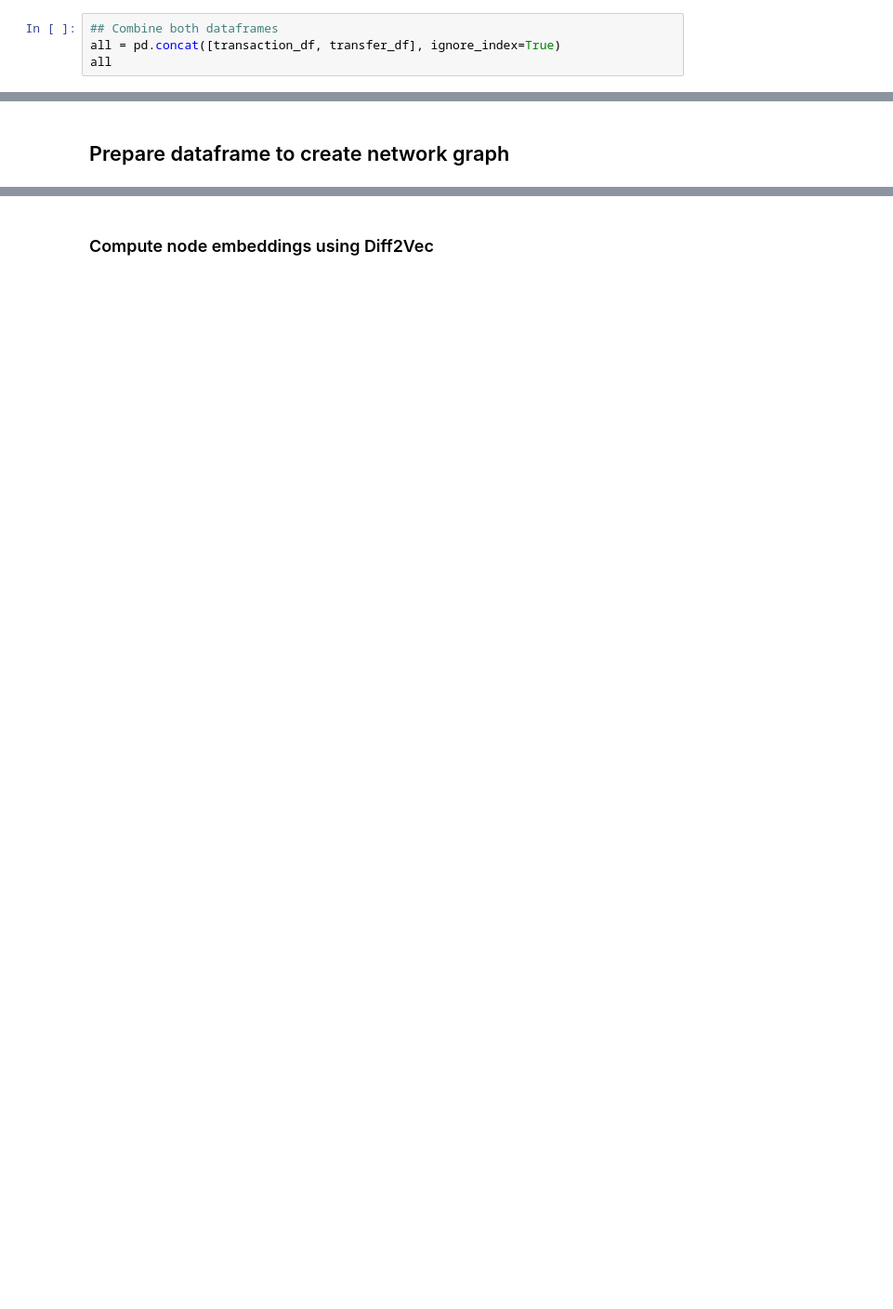
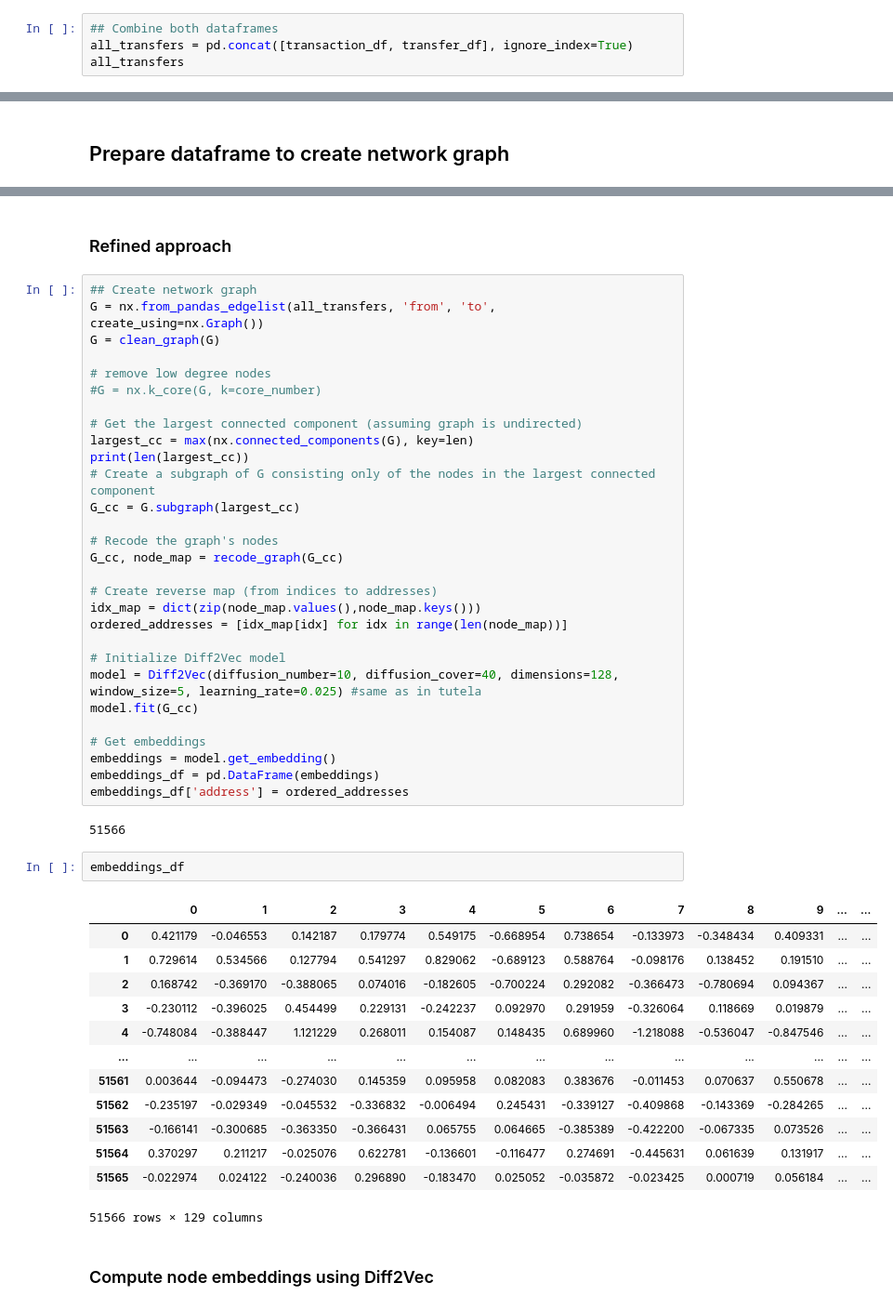
Before and after one commit to dariothuerkauf/address-clustering, a Jupyter notebook: python/node-embedding.ipynb, the cells around one changed output, grey strips where cells are left out. Shown: that part at 93% size. Drawn from its saved outputs; the diff is of its cells as text; blank space fills up the shorter version.

Commit message:
Add new node embedding approach

```diff
--- a/python/node-embedding.ipynb
+++ b/python/node-embedding.ipynb
@@ -111,8 +125,8 @@ transaction_df
 210548 rows × 11 columns
 # %%
 ## Combine both dataframes
-all = pd.concat([transaction_df, transfer_df], ignore_index=True)
-all
+all_transfers = pd.concat([transaction_df, transfer_df], ignore_index=True)
+all_transfers
 # %% [output]
 |  | hash | from | to | timeStamp | nonce | value | gasPrice | input | gasUsed | functionName | ... |
 | 0 | 0x67c44a94c7fa3deb18b52c8725daf4e... | 0x000000085d9a759bb5c3d459d638739... | 0x000000085d9a759bb5c3d459d638739... | 1686282535 | 189.0 | 0.0 | 167262761118 | 0x | 21000 |  | ... |
@@ -176,3 +156,52 @@ graph_df
+# %% [markdown]
+### Refined approach
+# %%
+## Create network graph
+G = nx.from_pandas_edgelist(all_transfers, 'from', 'to', create_using=nx.Graph())
+G = clean_graph(G)
+
+# remove low degree nodes
+#G = nx.k_core(G, k=core_number)
+
+# Get the largest connected component (assuming graph is undirected)
+largest_cc = max(nx.connected_components(G), key=len)
+print(len(largest_cc))
+# Create a subgraph of G consisting only of the nodes in the largest connected component
+G_cc = G.subgraph(largest_cc)
+
+# Recode the graph's nodes
+G_cc, node_map = recode_graph(G_cc)
+
+# Create reverse map (from indices to addresses)
+idx_map = dict(zip(node_map.values(),node_map.keys()))
+ordered_addresses = [idx_map[idx] for idx in range(len(node_map))]
+
+# Initialize Diff2Vec model
+model = Diff2Vec(diffusion_number=10, diffusion_cover=40, dimensions=128, window_size=5, learning_rate=0.025) #same as in tutela
+model.fit(G_cc)
+
+# Get embeddings
+embeddings = model.get_embedding()
+embeddings_df = pd.DataFrame(embeddings)
+embeddings_df['address'] = ordered_addresses
+# %% [output]
+51566
+# %%
+embeddings_df
+# %% [output]
+|  | 0 | 1 | 2 | 3 | 4 | 5 | 6 | 7 | 8 | 9 | ... | ... |
+| 0 | 0.421179 | -0.046553 | 0.142187 | 0.179774 | 0.549175 | -0.668954 | 0.738654 | -0.133973 | -0.348434 | 0.409331 | ... | ... |
+| 1 | 0.729614 | 0.534566 | 0.127794 | 0.541297 | 0.829062 | -0.689123 | 0.588764 | -0.098176 | 0.138452 | 0.191510 | ... | ... |
+| 2 | 0.168742 | -0.369170 | -0.388065 | 0.074016 | -0.182605 | -0.700224 | 0.292082 | -0.366473 | -0.780694 | 0.094367 | ... | ... |
+| 3 | -0.230112 | -0.396025 | 0.454499 | 0.229131 | -0.242237 | 0.092970 | 0.291959 | -0.326064 | 0.118669 | 0.019879 | ... | ... |
+| 4 | -0.748084 | -0.388447 | 1.121229 | 0.268011 | 0.154087 | 0.148435 | 0.689960 | -1.218088 | -0.536047 | -0.847546 | ... | ... |
+| ... | ... | ... | ... | ... | ... | ... | ... | ... | ... | ... | ... | ... |
+| 51561 | 0.003644 | -0.094473 | -0.274030 | 0.145359 | 0.095958 | 0.082083 | 0.383676 | -0.011453 | 0.070637 | 0.550678 | ... | ... |
+| 51562 | -0.235197 | -0.029349 | -0.045532 | -0.336832 | -0.006494 | 0.245431 | -0.339127 | -0.409868 | -0.143369 | -0.284265 | ... | ... |
+| 51563 | -0.166141 | -0.300685 | -0.363350 | -0.366431 | 0.065755 | 0.064665 | -0.385389 | -0.422200 | -0.067335 | 0.073526 | ... | ... |
+| 51564 | 0.370297 | 0.211217 | -0.025076 | 0.622781 | -0.136601 | -0.116477 | 0.274691 | -0.445631 | 0.061639 | 0.131917 | ... | ... |
+| 51565 | -0.022974 | 0.024122 | -0.240036 | 0.296890 | -0.183470 | 0.025052 | -0.035872 | -0.023425 | 0.000719 | 0.056184 | ... | ... |
+51566 rows × 129 columns
 # %% [markdown]
 ### Compute node embeddings using Diff2Vec
 # %%
```
Also changed, not shown: parts of 17 cells of this notebook.
